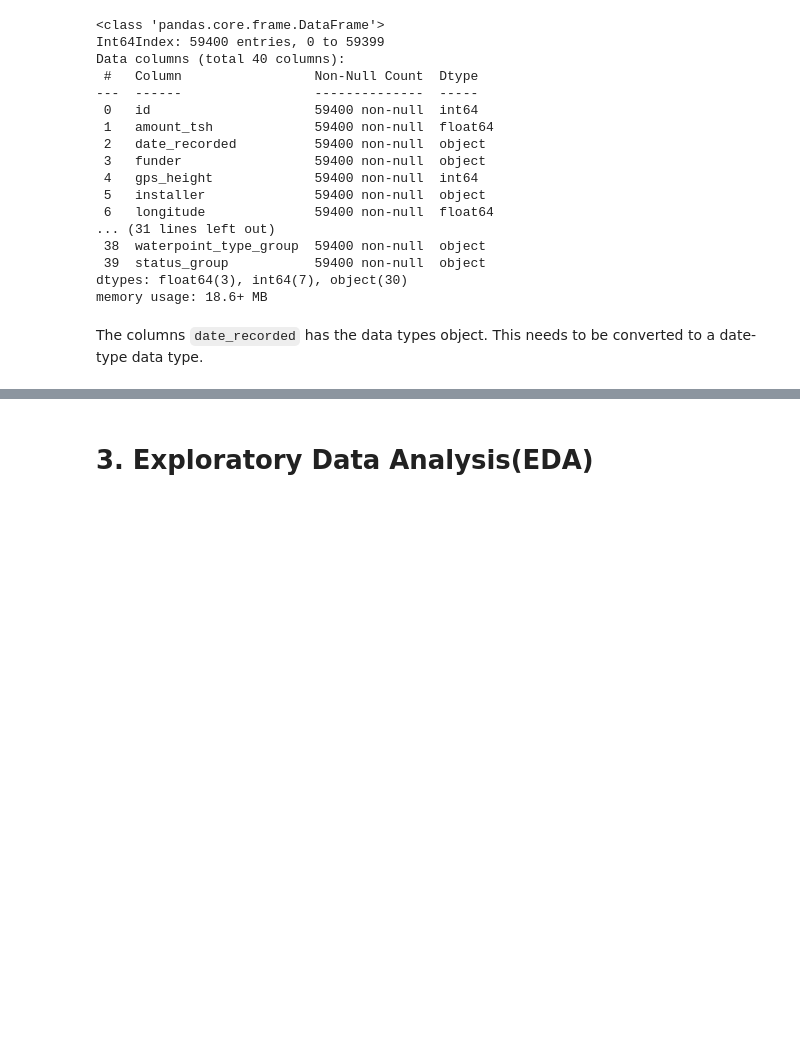
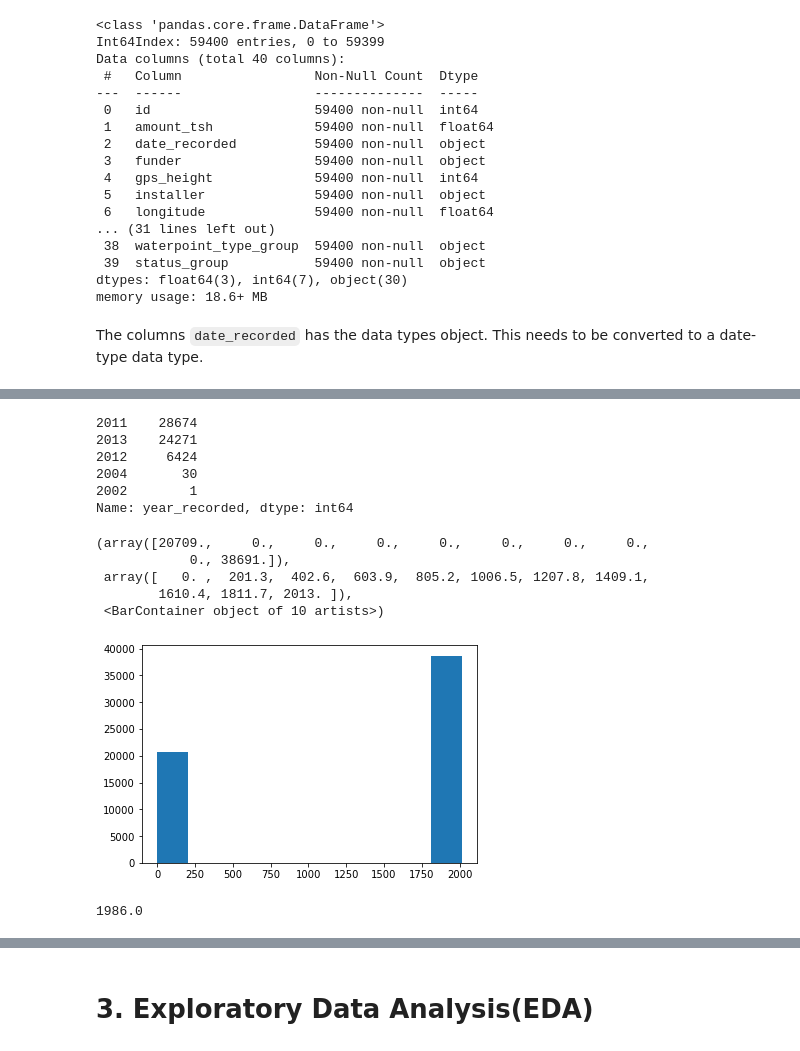
Before and after one commit to Mercy-Njambi/Tanzania-Water-Pump-Status, a Jupyter notebook: Tanzania Water Pump Status Modelling.ipynb, the cells around one changed output, grey strips where cells are left out. Cells and saved outputs as stored; diff of their text form; code cells hidden in the pictures; blank space fills up the shorter version.

```diff
--- a/Tanzania Water Pump Status Modelling.ipynb
+++ b/Tanzania Water Pump Status Modelling.ipynb
@@ -213,0 +396,5 @@ df['date_recorded'] = pd.to_datetime(df['date_recorded'])
+# %%
+# change entries to lower case for comparison
+
+df['management'] = df['management'].str.lower()
+df['scheme_management'] = df['scheme_management'].str.lower()
@@ -213,0 +504,2 @@ df['date_recorded'] = pd.to_datetime(df['date_recorded'])
+# %%
+df.drop(columns = ['waterpoint_type_group', 'source', 'quantity_group', 'quality_group', 'payment_type', 'scheme_management', 'extraction_type', 'id', 'num_private','extraction_type_group'], inplace=True)
@@ -213,0 +556,2 @@ df['date_recorded'] = pd.to_datetime(df['date_recorded'])
+# %%
+df['longitude'].replace(to_replace= 0, value = 33, inplace = True)
@@ -213,0 +590,2 @@ df['date_recorded'] = pd.to_datetime(df['date_recorded'])
+# %%
+df['well_age'] = df['year_recorded'] - df['construction_year']
@@ -213,0 +617,22 @@ df['date_recorded'] = pd.to_datetime(df['date_recorded'])
+# %%
+df['year_recorded'].value_counts()
+# %% [output]
+2011    28674
+2013    24271
+2012     6424
+2004       30
+2002        1
+Name: year_recorded, dtype: int64
+# %%
+plt.hist(x = df['construction_year'])
+# %% [output]
+(array([20709.,     0.,     0.,     0.,     0.,     0.,     0.,     0.,
+            0., 38691.]),
+ array([   0. ,  201.3,  402.6,  603.9,  805.2, 1006.5, 1207.8, 1409.1,
+        1610.4, 1811.7, 2013. ]),
+ <BarContainer object of 10 artists>)
+[figure, added]
+# %%
+df['construction_year'].median()
+# %% [output]
+1986.0
```
Also changed, not shown: parts of 92 cells of this notebook.
